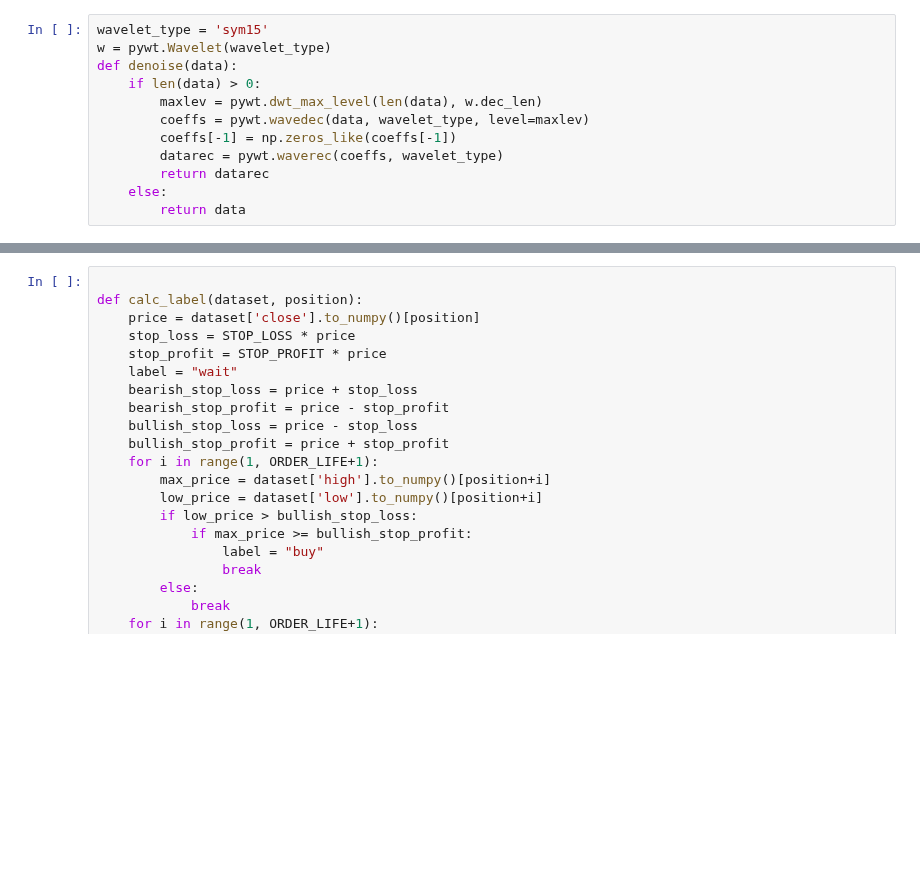
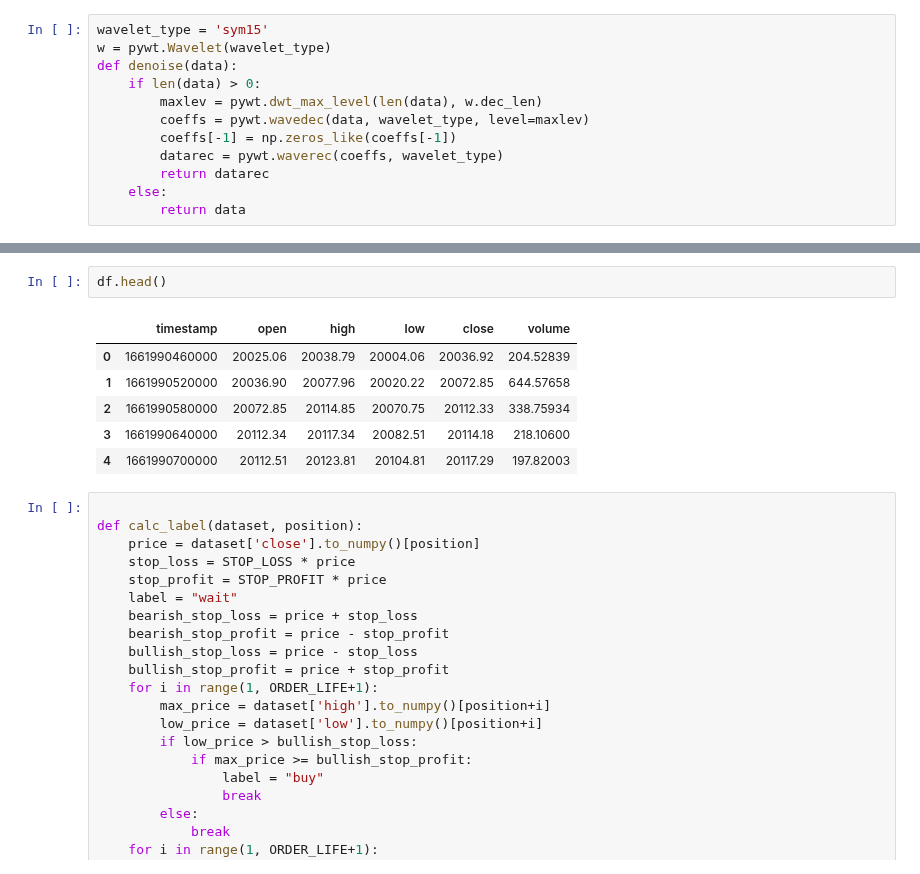
Before and after one commit to Neuron-Sages/neusa-py, a Jupyter notebook: neusa-fastai.ipynb, the cells around one changed output, grey strips where cells are left out. Drawn from its saved outputs; the diff is of its cells as text; blank space fills up the shorter version.

```diff
--- a/neusa-fastai.ipynb
+++ b/neusa-fastai.ipynb
@@ -56,3 +66,12 @@ df = df.ta.ticker(SYMBOL, period="1y")
+# %%
+df.head()
+# %% [output]
+|  | timestamp | open | high | low | close | volume |
+| 0 | 1661990460000 | 20025.06 | 20038.79 | 20004.06 | 20036.92 | 204.52839 |
+| 1 | 1661990520000 | 20036.90 | 20077.96 | 20020.22 | 20072.85 | 644.57658 |
+| 2 | 1661990580000 | 20072.85 | 20114.85 | 20070.75 | 20112.33 | 338.75934 |
+| 3 | 1661990640000 | 20112.34 | 20117.34 | 20082.51 | 20114.18 | 218.10600 |
+| 4 | 1661990700000 | 20112.51 | 20123.81 | 20104.81 | 20117.29 | 197.82003 |
 # %%
 
 def calc_label(dataset, position):
```
Also changed, not shown: parts of 11 cells of this notebook, 3 other files.
